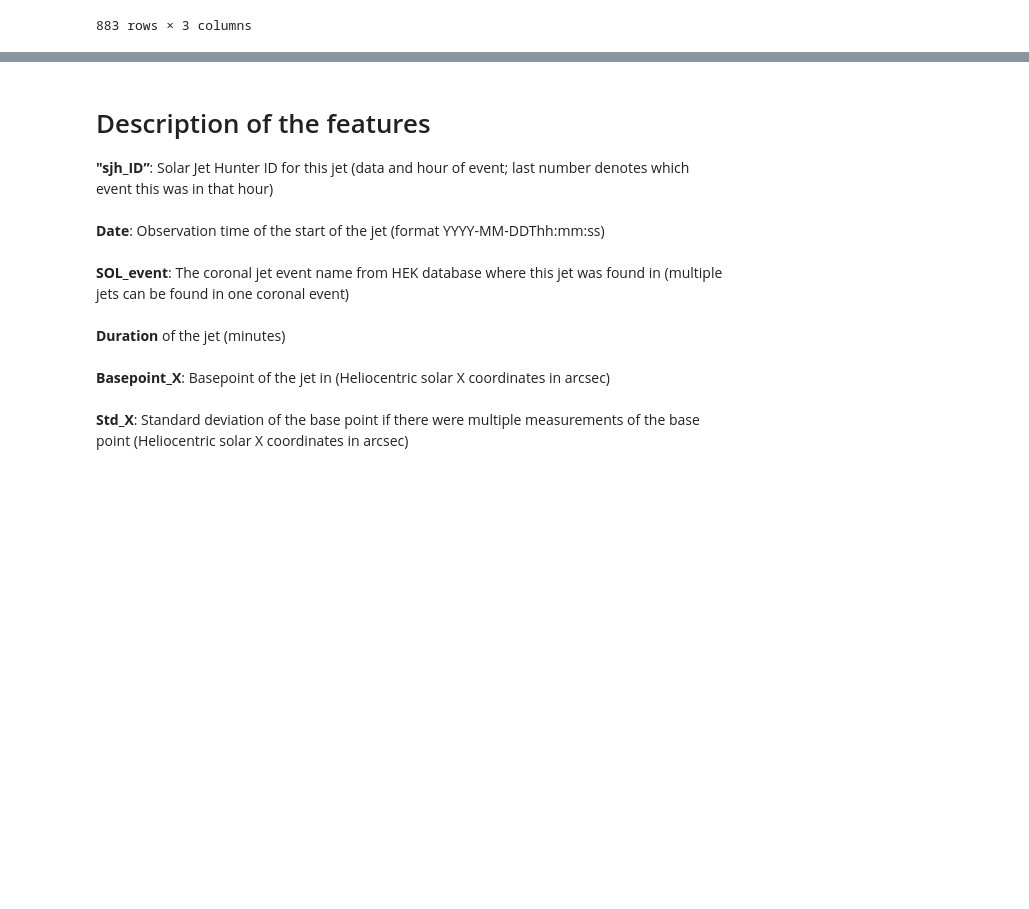
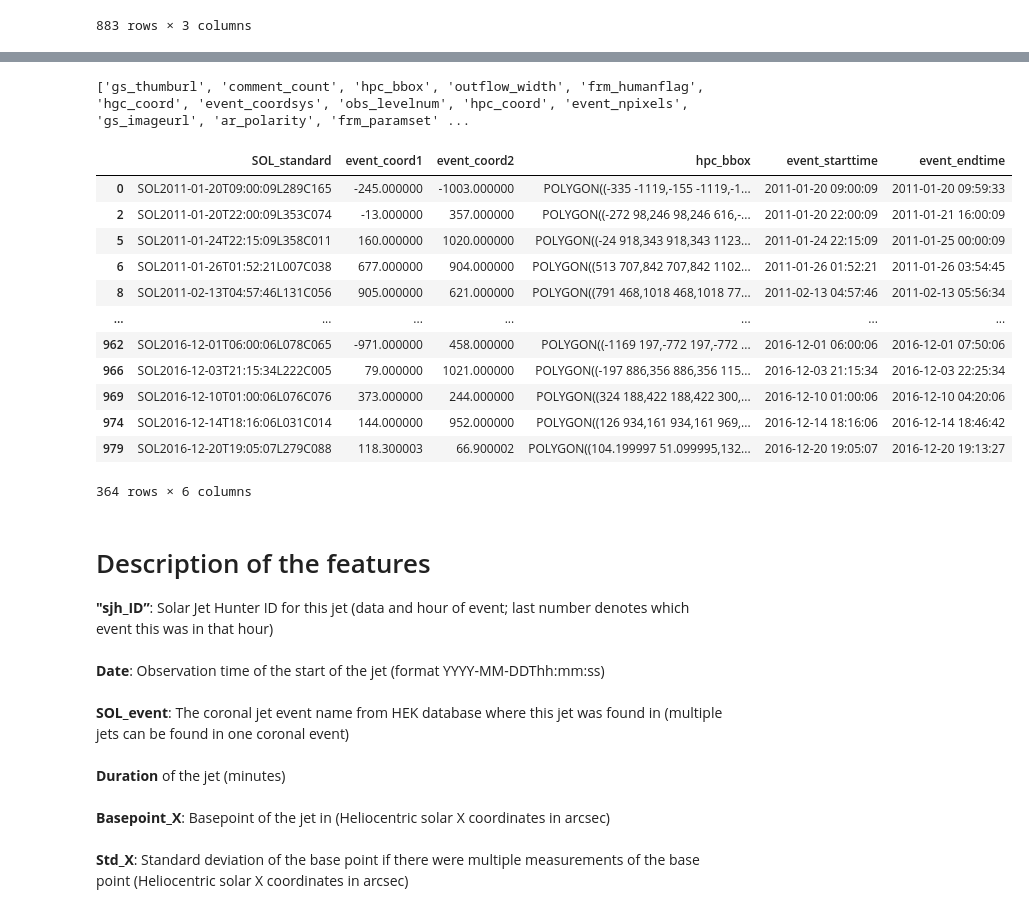
Before and after one commit to CS-433/ml-project-2-jac, a Jupyter notebook: data.ipynb, the cells around one changed output, grey strips where cells are left out. Cells and saved outputs as stored; diff of their text form; code cells hidden in the pictures; blank space fills up the shorter version.

Commit message:
extracted HEK CJ events

```diff
--- a/data.ipynb
+++ b/data.ipynb
@@ -132,3 +126,41 @@ randomized_days.to_csv("No_jet_df.csv", index=False)
+# %%
+""" Importing HEK CJ events """
+
+event_type = "CJ"
+start_date = date["date"].min()
+end_date = date["date"].max()
+
+result = Fido.search(a.Time('2011-01-20T00:00', '2016-12-24T00:00'),
+                     a.hek.EventType(event_type),)
+                     #a.hek.FL.GOESCls > "M1.0",
+                     #a.hek.OBS.Observatory == "GOES")
+
+#print(result.all_colnames())
+hek_results = result["hek"]
+print(hek_results.colnames)
+# %% [output]
+['gs_thumburl', 'comment_count', 'hpc_bbox', 'outflow_width', 'frm_humanflag', 'hgc_coord', 'event_coordsys', 'obs_levelnum', 'hpc_coord', 'event_npixels', 'gs_imageurl', 'ar_polarity', 'frm_paramset' ...
+# %%
+filtered_results = hek_results['SOL_standard','event_coord1', 'event_coord2','hpc_bbox','event_starttime','event_endtime']
+results_df = filtered_results.to_pandas()
+
+
+results_df_unique = results_df.drop_duplicates()
+results_df_unique
+# %% [output]
+|  | SOL_standard | event_coord1 | event_coord2 | hpc_bbox | event_starttime | event_endtime |
+| 0 | SOL2011-01-20T09:00:09L289C165 | -245.000000 | -1003.000000 | POLYGON((-335 -1119,-155 -1119,-1... | 2011-01-20 09:00:09 | 2011-01-20 09:59:33 |
+| 2 | SOL2011-01-20T22:00:09L353C074 | -13.000000 | 357.000000 | POLYGON((-272 98,246 98,246 616,-... | 2011-01-20 22:00:09 | 2011-01-21 16:00:09 |
+| 5 | SOL2011-01-24T22:15:09L358C011 | 160.000000 | 1020.000000 | POLYGON((-24 918,343 918,343 1123... | 2011-01-24 22:15:09 | 2011-01-25 00:00:09 |
+| 6 | SOL2011-01-26T01:52:21L007C038 | 677.000000 | 904.000000 | POLYGON((513 707,842 707,842 1102... | 2011-01-26 01:52:21 | 2011-01-26 03:54:45 |
+| 8 | SOL2011-02-13T04:57:46L131C056 | 905.000000 | 621.000000 | POLYGON((791 468,1018 468,1018 77... | 2011-02-13 04:57:46 | 2011-02-13 05:56:34 |
+| ... | ... | ... | ... | ... | ... | ... |
+| 962 | SOL2016-12-01T06:00:06L078C065 | -971.000000 | 458.000000 | POLYGON((-1169 197,-772 197,-772 ... | 2016-12-01 06:00:06 | 2016-12-01 07:50:06 |
+| 966 | SOL2016-12-03T21:15:34L222C005 | 79.000000 | 1021.000000 | POLYGON((-197 886,356 886,356 115... | 2016-12-03 21:15:34 | 2016-12-03 22:25:34 |
+| 969 | SOL2016-12-10T01:00:06L076C076 | 373.000000 | 244.000000 | POLYGON((324 188,422 188,422 300,... | 2016-12-10 01:00:06 | 2016-12-10 04:20:06 |
+| 974 | SOL2016-12-14T18:16:06L031C014 | 144.000000 | 952.000000 | POLYGON((126 934,161 934,161 969,... | 2016-12-14 18:16:06 | 2016-12-14 18:46:42 |
+| 979 | SOL2016-12-20T19:05:07L279C088 | 118.300003 | 66.900002 | POLYGON((104.199997 51.099995,132... | 2016-12-20 19:05:07 | 2016-12-20 19:13:27 |
+364 rows × 6 columns
 # %% [markdown]
 <h1>Description of the features</h1>
 
```
Also changed, not shown: parts of 3 cells of this notebook.
